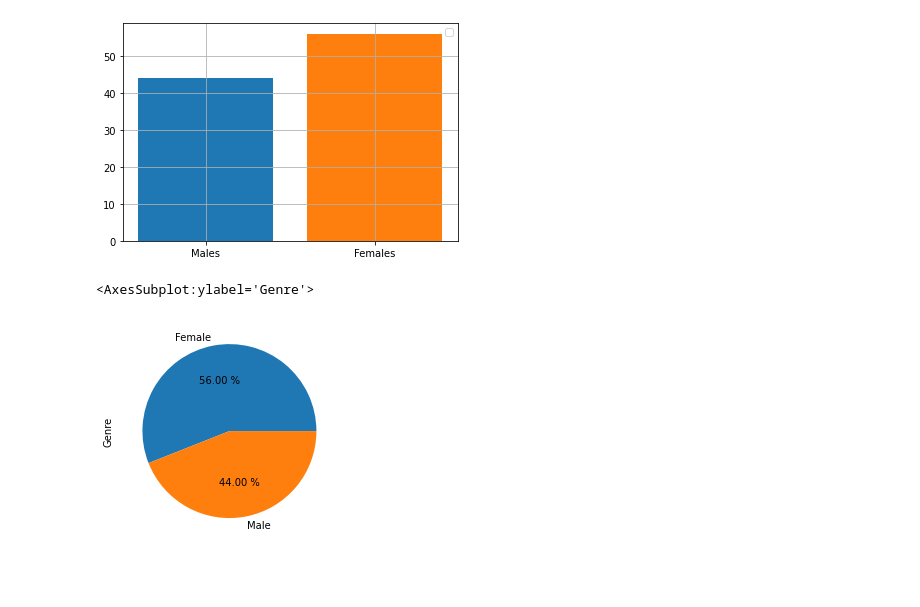
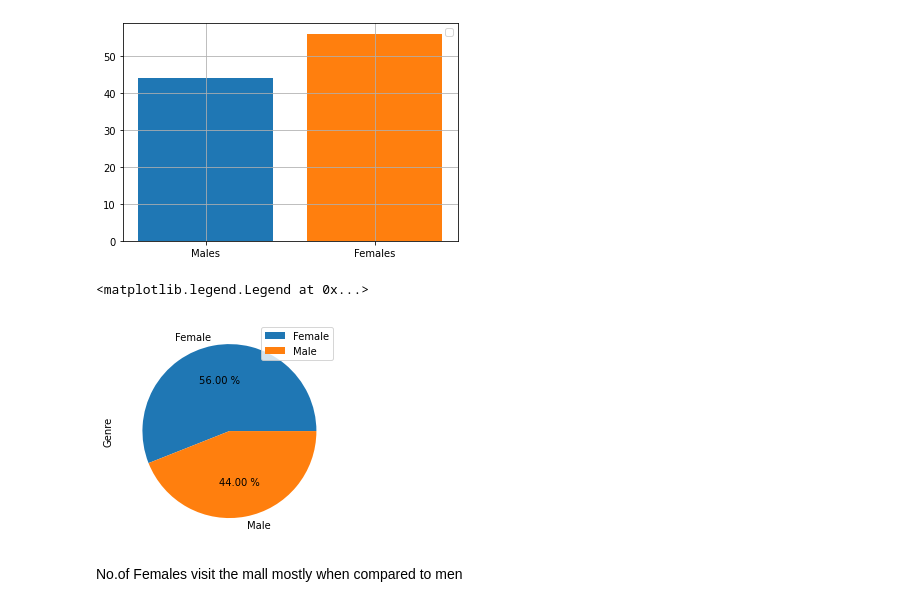
Before and after one commit to Naveen-Karanamu/Customer-Segmentation, a Jupyter notebook: main.ipynb, the cells around one changed output. Drawn from its saved outputs; the diff is of its cells as text; code cells hidden in the pictures; blank space fills up the shorter version.

```diff
--- a/main.ipynb
+++ b/main.ipynb
@@ -97,6 +99,9 @@ No artists with labels found to put in legend.  Note that artists whose label st
 [figure]
 # %%
 df.Genre.value_counts().plot(kind='pie',autopct="%0.2f %%")
+plt.legend()
 # %% [output]
-<AxesSubplot:ylabel='Genre'>
+<matplotlib.legend.Legend at 0x...>
-[figure, old version]
+[figure, new version]
+# %% [markdown]
+No.of Females visit the mall mostly when compared to men
```
Also changed, not shown: parts of 1 cell of this notebook.
